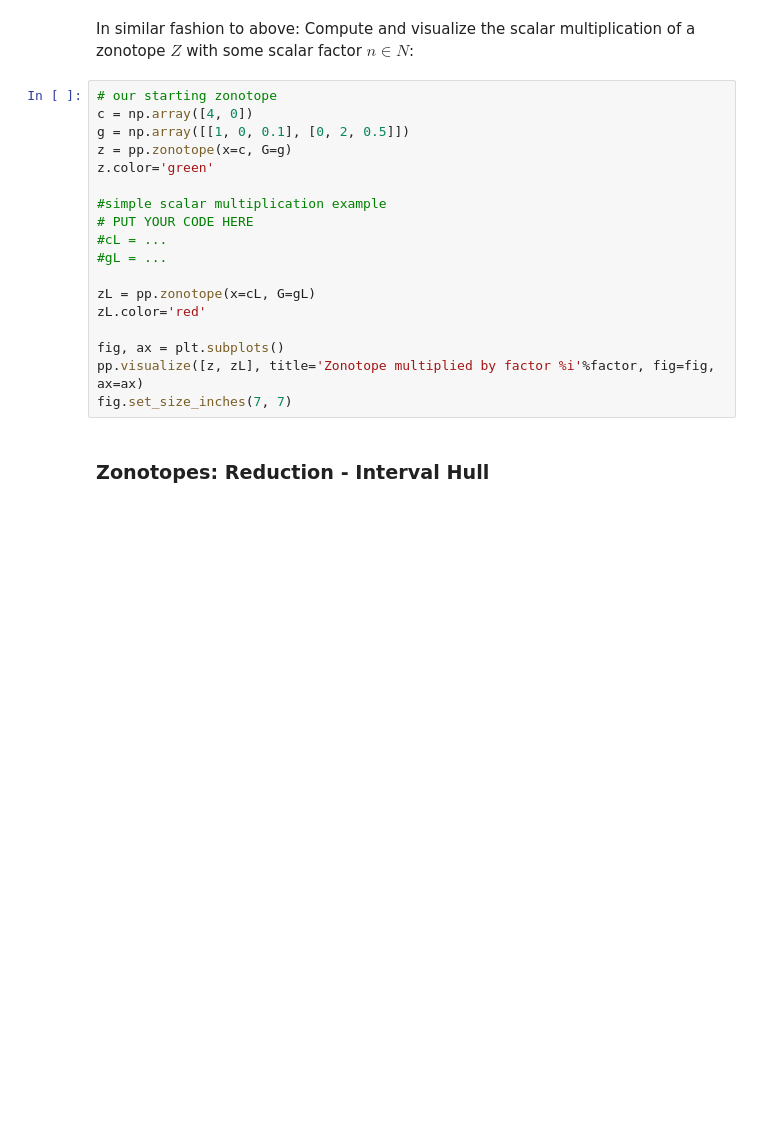
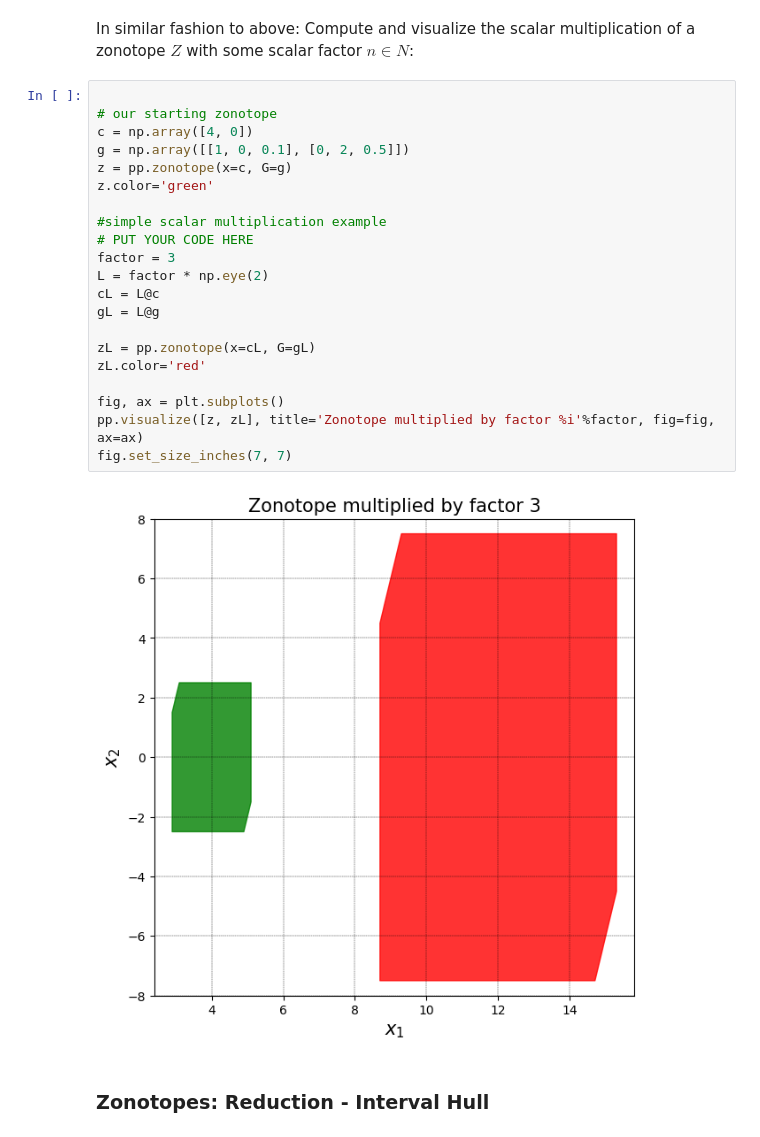
Before and after one commit to CarlosBrotonsMontoro/Robotics, a Jupyter notebook: tut1_reachability_Elevel.ipynb, the cells around one changed output. Saved outputs shown, nothing was run; the diff lists cells and outputs as text; blank space fills up the shorter version.

```diff
--- a/tut1_reachability_Elevel.ipynb
+++ b/tut1_reachability_Elevel.ipynb
@@ -107,23 +117,28 @@ Zonotopes are closed under linear transformation. Let $\mathcal{L}$ be a linear
 # %% [markdown]
 In similar fashion to above: Compute and visualize the scalar multiplication of a zonotope $Z$ with some scalar factor $n \in N$:
 # %%
+
 # our starting zonotope
 c = np.array([4, 0])
 g = np.array([[1, 0, 0.1], [0, 2, 0.5]])
 z = pp.zonotope(x=c, G=g)
 z.color='green'
 
 #simple scalar multiplication example
 # PUT YOUR CODE HERE
-#cL = ...
-#gL = ...
+factor = 3
+L = factor * np.eye(2)
+cL = L@c
+gL = L@g
 
 zL = pp.zonotope(x=cL, G=gL)
 zL.color='red'
 
 fig, ax = plt.subplots()
 pp.visualize([z, zL], title='Zonotope multiplied by factor %i'%factor, fig=fig, ax=ax)
 fig.set_size_inches(7, 7)
+# %% [output]
+[figure, added]
 # %% [markdown]
 ### Zonotopes: Reduction - Interval Hull
 # %% [markdown]
```
Also changed, not shown: parts of 9 cells of this notebook.
